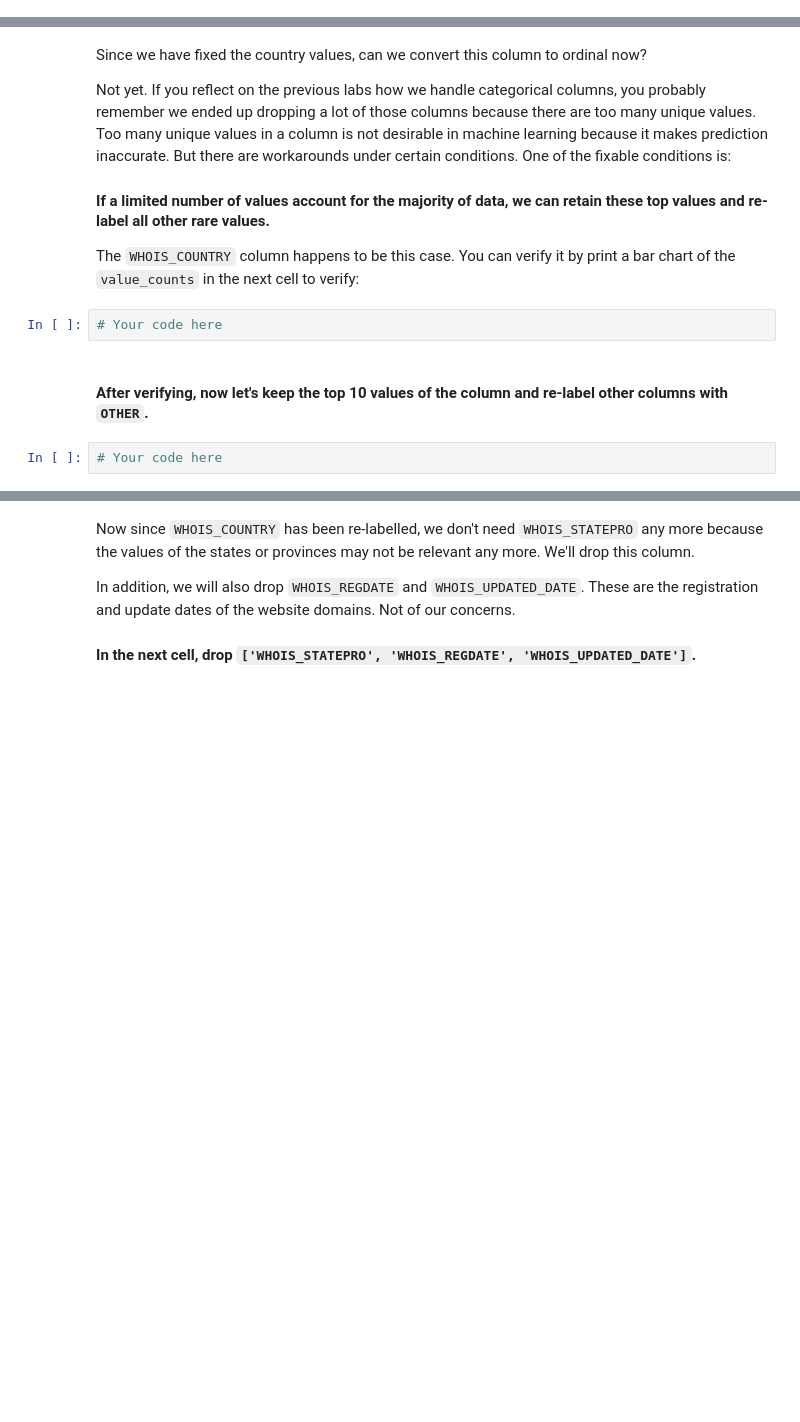
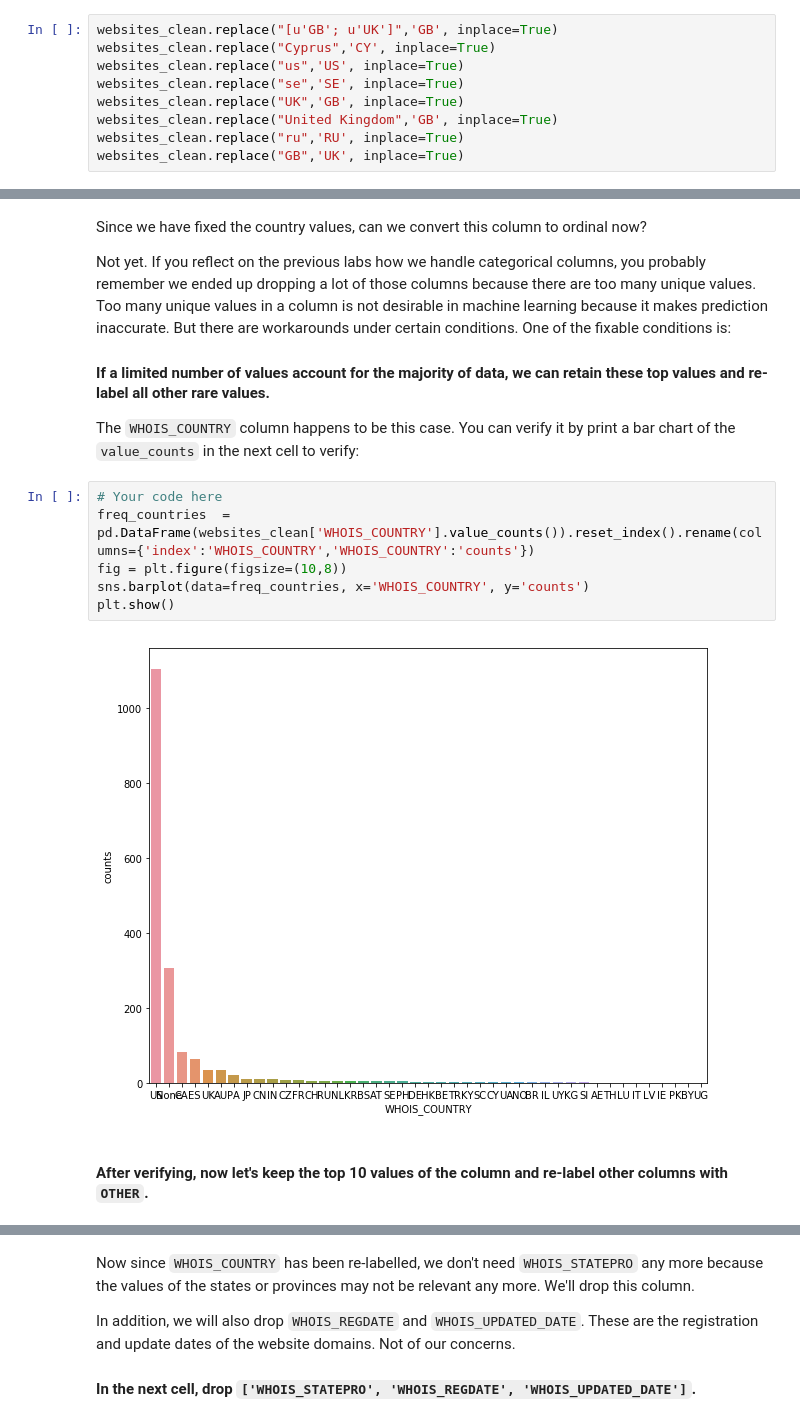
Before and after one commit to ta-data-bcn/lab-supervised-learning, a Jupyter notebook: your-code/main.ipynb, the cells around one changed output, grey strips where cells are left out. Cells and saved outputs as stored; diff of their text form; blank space fills up the shorter version.

```diff
--- a/your-code/main.ipynb
+++ b/your-code/main.ipynb
@@ -252,0 +261,9 @@ How to handle string columns is always case by case. Let's start by working on `
+# %%
+websites_clean.replace("[u'GB'; u'UK']",'GB', inplace=True)
+websites_clean.replace("Cyprus",'CY', inplace=True)
+websites_clean.replace("us",'US', inplace=True)
+websites_clean.replace("se",'SE', inplace=True)
+websites_clean.replace("UK",'GB', inplace=True)
+websites_clean.replace("United Kingdom",'GB', inplace=True)
+websites_clean.replace("ru",'RU', inplace=True)
+websites_clean.replace("GB",'UK', inplace=True)
@@ -258,9 +283,13 @@ Not yet. If you reflect on the previous labs how we handle categorical columns,
 #### If a limited number of values account for the majority of data, we can retain these top values and re-label all other rare values.
 
 The `WHOIS_COUNTRY` column happens to be this case. You can verify it by print a bar chart of the `value_counts` in the next cell to verify:
-# %%
-# Your code here
+# %%
+# Your code here
+freq_countries  = pd.DataFrame(websites_clean['WHOIS_COUNTRY'].value_counts()).reset_index().rename(columns={'index':'WHOIS_COUNTRY','WHOIS_COUNTRY':'counts'})
+fig = plt.figure(figsize=(10,8))
+sns.barplot(data=freq_countries, x='WHOIS_COUNTRY', y='counts')
+plt.show()
+# %% [output]
+[figure, added]
 # %% [markdown]
 #### After verifying, now let's keep the top 10 values of the column and re-label other columns with `OTHER`.
-# %%
-# Your code here
```
Also changed, not shown: parts of 5 cells of this notebook.
